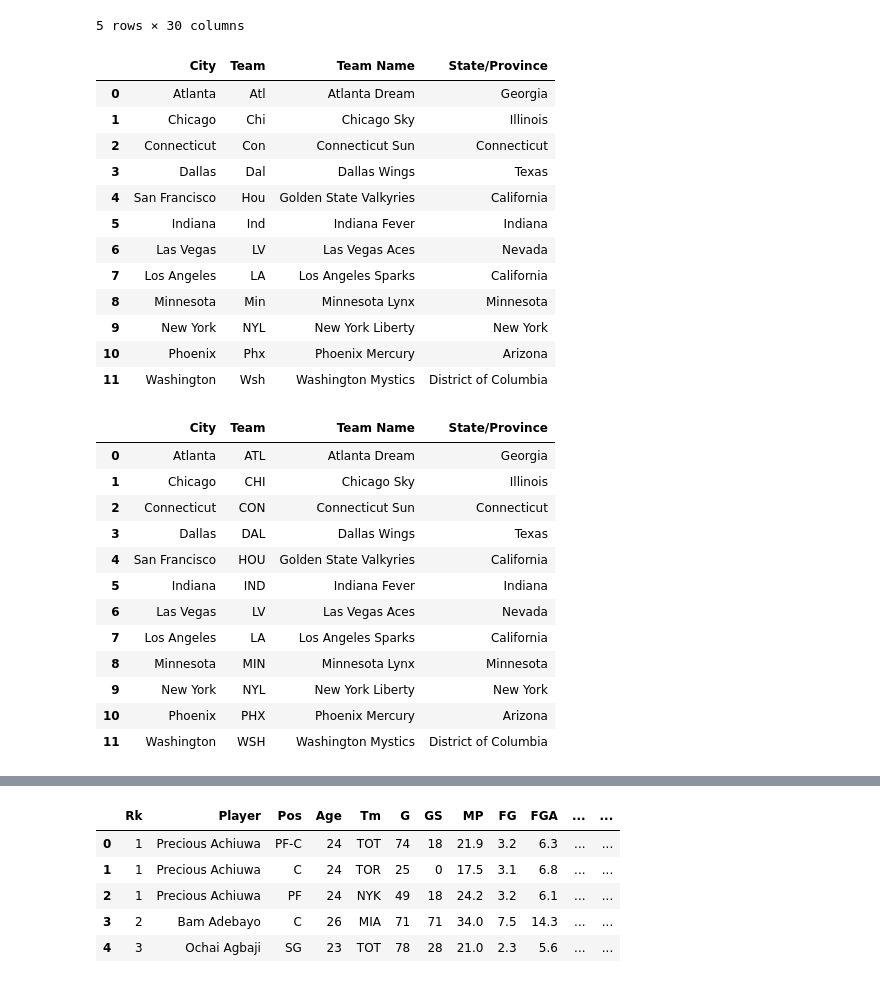
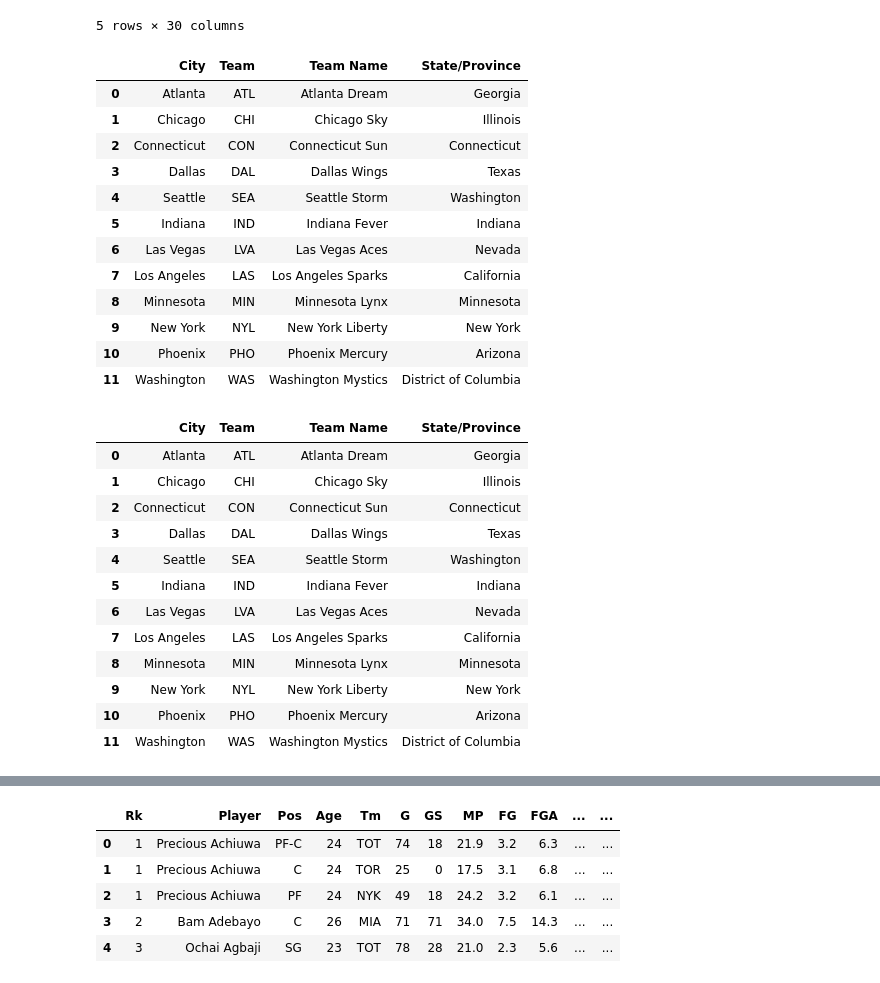
Before and after one commit to ryanlaict/Final-Project, a Jupyter notebook: Final Project - WNBA Recommendor.ipynb, the cells around one changed output, grey strips where cells are left out. Cells and saved outputs as stored; diff of their text form; code cells hidden in the pictures.

```diff
--- a/Final Project - WNBA Recommendor.ipynb
+++ b/Final Project - WNBA Recommendor.ipynb
@@ -89,57 +100,56 @@ nba_data.head()
 | 4 | 3 | Ochai Agbaji | SG | 23 | TOT | 78 | 28 | 21.0 | 2.3 | 5.6 | ... | ... |
 5 rows × 30 columns
 # %%
-import pandas as pd
-
+#Creation of a table with WNBA teams and their details
 # Define the data as a list of lists
 wnba_teams = [
-    ['Atlanta', 'Atl', 'Atlanta Dream', 'Georgia'],
-    ['Chicago', 'Chi', 'Chicago Sky', 'Illinois'],
-    ['Connecticut', 'Con', 'Connecticut Sun', 'Connecticut'],
-    ['Dallas', 'Dal', 'Dallas Wings', 'Texas'],
-    ['San Francisco', 'Hou', 'Golden State Valkyries', 'California'],
-    ['Indiana', 'Ind', 'Indiana Fever', 'Indiana'],
-    ['Las Vegas', 'LV', 'Las Vegas Aces', 'Nevada'],
-    ['Los Angeles', 'LA', 'Los Angeles Sparks', 'California'],
-    ['Minnesota', 'Min', 'Minnesota Lynx', 'Minnesota'],
+    ['Atlanta', 'ATL', 'Atlanta Dream', 'Georgia'],
+    ['Chicago', 'CHI', 'Chicago Sky', 'Illinois'],
+    ['Connecticut', 'CON', 'Connecticut Sun', 'Connecticut'],
+    ['Dallas', 'DAL', 'Dallas Wings', 'Texas'],
+    ['Seattle', 'SEA', 'Seattle Storm', 'Washington'],
+    ['Indiana', 'IND', 'Indiana Fever', 'Indiana'],
+    ['Las Vegas', 'LVA', 'Las Vegas Aces', 'Nevada'],
+    ['Los Angeles', 'LAS', 'Los Angeles Sparks', 'California'],
+    ['Minnesota', 'MIN', 'Minnesota Lynx', 'Minnesota'],
     ['New York', 'NYL', 'New York Liberty', 'New York'],
-    ['Phoenix', 'Phx', 'Phoenix Mercury', 'Arizona'],
-    ['Washington', 'Wsh', 'Washington Mystics', 'District of Columbia']
+    ['Phoenix', 'PHO', 'Phoenix Mercury', 'Arizona'],
+    ['Washington', 'WAS', 'Washington Mystics', 'District of Columbia']
 ]
 
 # Create a Pandas DataFrame
 wnba_df = pd.DataFrame(wnba_teams, columns=['City', 'Team', 'Team Name', 'State/Province'])
 
 # Display the table
 wnba_df
 # %% [output]
 |  | City | Team | Team Name | State/Province |
-| 0 | Atlanta | Atl | Atlanta Dream | Georgia |
-| 1 | Chicago | Chi | Chicago Sky | Illinois |
-| 2 | Connecticut | Con | Connecticut Sun | Connecticut |
-| 3 | Dallas | Dal | Dallas Wings | Texas |
-| 4 | San Francisco | Hou | Golden State Valkyries | California |
-| 5 | Indiana | Ind | Indiana Fever | Indiana |
-| 6 | Las Vegas | LV | Las Vegas Aces | Nevada |
-| 7 | Los Angeles | LA | Los Angeles Sparks | California |
-| 8 | Minnesota | Min | Minnesota Lynx | Minnesota |
+| 0 | Atlanta | ATL | Atlanta Dream | Georgia |
+| 1 | Chicago | CHI | Chicago Sky | Illinois |
+| 2 | Connecticut | CON | Connecticut Sun | Connecticut |
+| 3 | Dallas | DAL | Dallas Wings | Texas |
+| 4 | Seattle | SEA | Seattle Storm | Washington |
+| 5 | Indiana | IND | Indiana Fever | Indiana |
+| 6 | Las Vegas | LVA | Las Vegas Aces | Nevada |
+| 7 | Los Angeles | LAS | Los Angeles Sparks | California |
+| 8 | Minnesota | MIN | Minnesota Lynx | Minnesota |
 | 9 | New York | NYL | New York Liberty | New York |
-| 10 | Phoenix | Phx | Phoenix Mercury | Arizona |
-| 11 | Washington | Wsh | Washington Mystics | District of Columbia |
+| 10 | Phoenix | PHO | Phoenix Mercury | Arizona |
+| 11 | Washington | WAS | Washington Mystics | District of Columbia |
 # %%
 wnba_df['Team'] = wnba_df['Team'].str.upper()
-wnba_df
+wnba_df #Make sure all teams are in uppercase
 # %% [output]
 |  | City | Team | Team Name | State/Province |
 | 0 | Atlanta | ATL | Atlanta Dream | Georgia |
 | 1 | Chicago | CHI | Chicago Sky | Illinois |
 | 2 | Connecticut | CON | Connecticut Sun | Connecticut |
 | 3 | Dallas | DAL | Dallas Wings | Texas |
-| 4 | San Francisco | HOU | Golden State Valkyries | California |
+| 4 | Seattle | SEA | Seattle Storm | Washington |
 | 5 | Indiana | IND | Indiana Fever | Indiana |
-| 6 | Las Vegas | LV | Las Vegas Aces | Nevada |
-| 7 | Los Angeles | LA | Los Angeles Sparks | California |
+| 6 | Las Vegas | LVA | Las Vegas Aces | Nevada |
+| 7 | Los Angeles | LAS | Los Angeles Sparks | California |
 | 8 | Minnesota | MIN | Minnesota Lynx | Minnesota |
 | 9 | New York | NYL | New York Liberty | New York |
-| 10 | Phoenix | PHX | Phoenix Mercury | Arizona |
-| 11 | Washington | WSH | Washington Mystics | District of Columbia |
+| 10 | Phoenix | PHO | Phoenix Mercury | Arizona |
+| 11 | Washington | WAS | Washington Mystics | District of Columbia |
```
Also changed, not shown: parts of 66 cells of this notebook, 5 other files.
